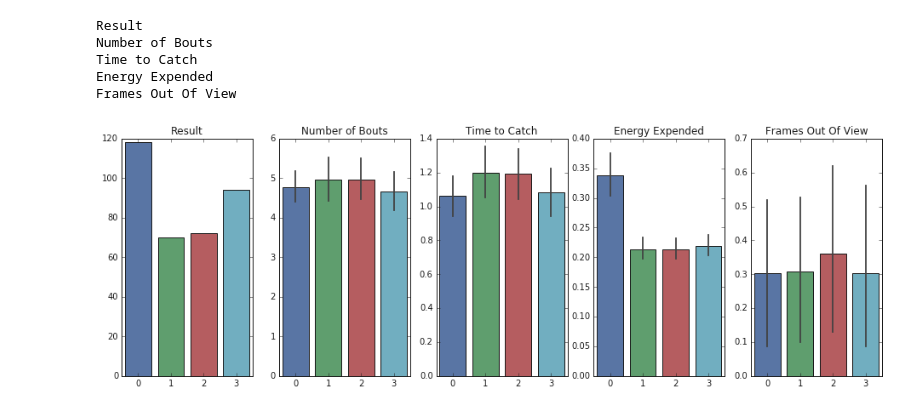
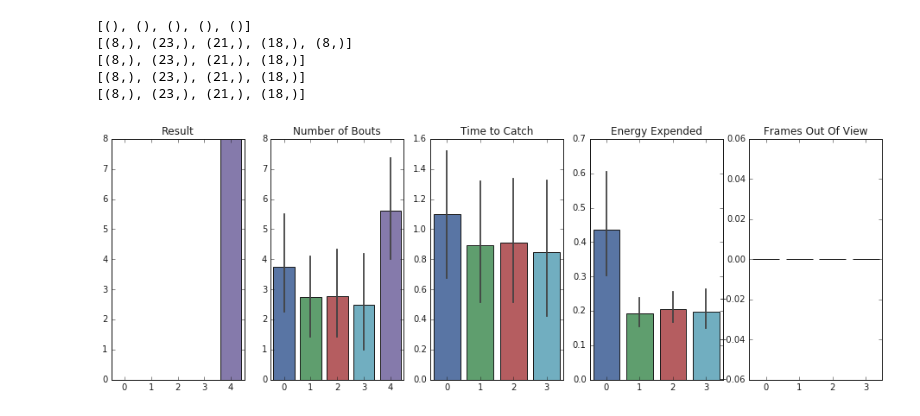
Before and after one commit to elifesciences-publications/PreycapMaster, a Jupyter notebook: Model_Plot.ipynb, the cells around one changed output. Saved outputs shown, nothing was run; the diff lists cells and outputs as text; code cells hidden in the pictures.

```diff
--- a/Model_Plot.ipynb
+++ b/Model_Plot.ipynb
@@ -11,12 +11,12 @@ from matplotlib import pyplot as pl
 # %%
 ms = np.load('ms.npy')
 # %%
-fig = plot_query(ms)
+fig = plot_query(ms, 3)
 fig.savefig('model_results.pdf')
 # %% [output]
-Result
-Number of Bouts
-Time to Catch
-Energy Expended
-Frames Out Of View
+[(), (), (), (), ()]
+[(8,), (23,), (21,), (18,), (8,)]
+[(8,), (23,), (21,), (18,)]
+[(8,), (23,), (21,), (18,)]
+[(8,), (23,), (21,), (18,)]
-[figure, old version]
+[figure, new version]
```
Also changed, not shown: parts of 2 cells of this notebook, 3 other files.
